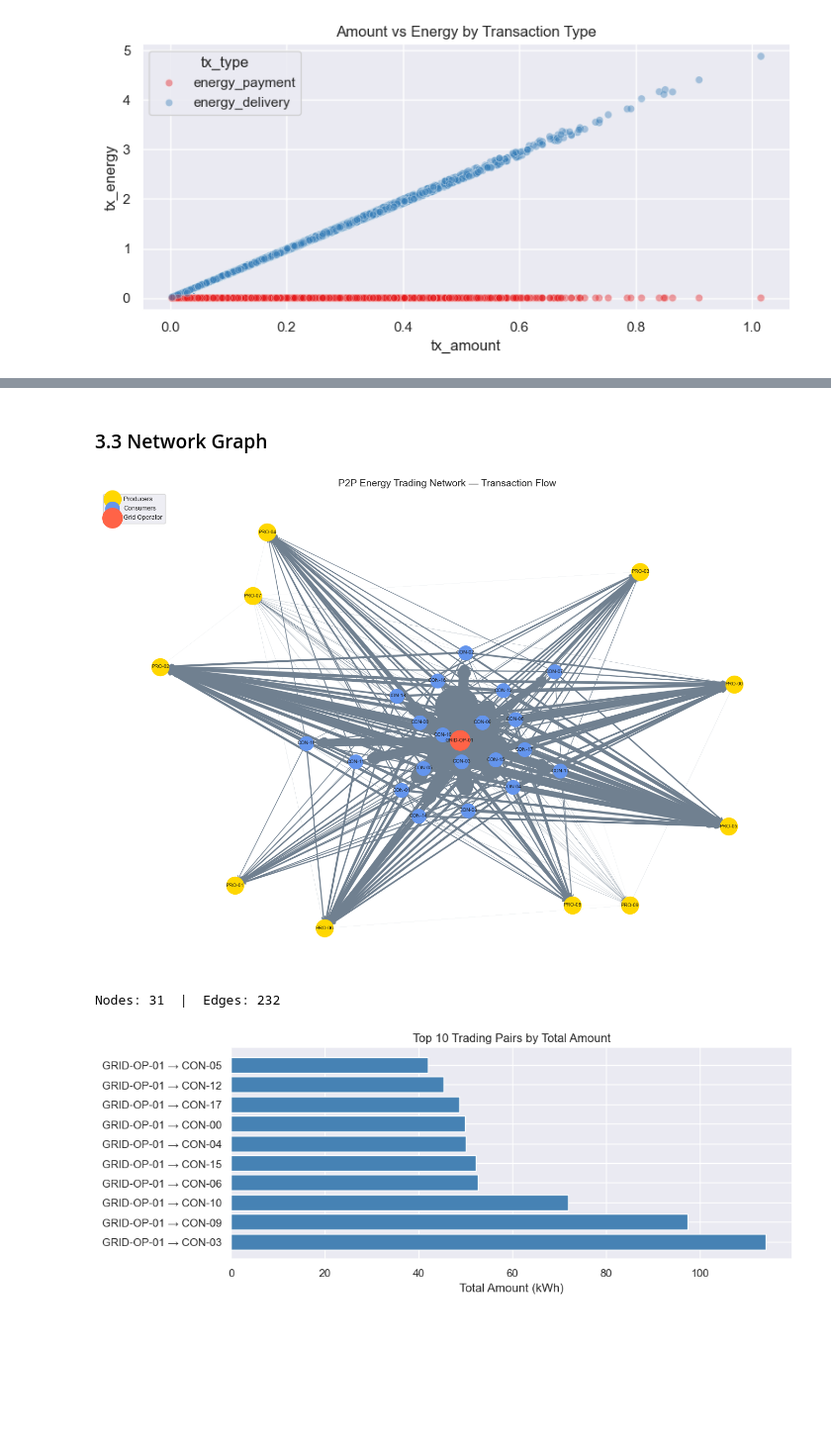
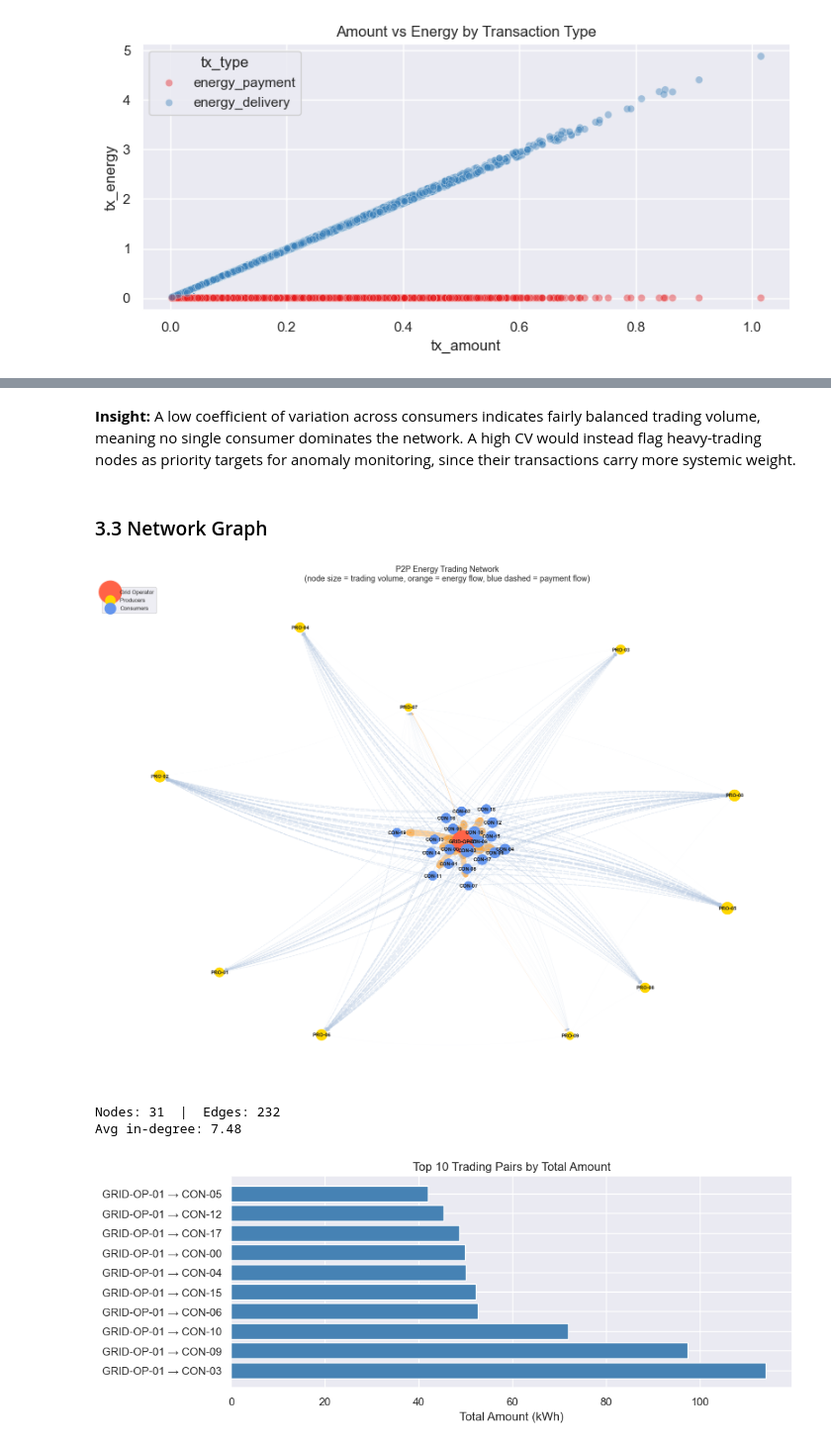
Before and after one commit to RobbenWijanathan/fit-competition-2026, a Jupyter notebook: blockchain_anomaly_detection (1).ipynb, the cells around one changed output, grey strips where cells are left out. Shown at 99% size. Cells and saved outputs as stored; diff of their text form; code cells hidden in the pictures; blank space fills up the shorter version.

```diff
--- a/blockchain_anomaly_detection.ipynb
+++ b/blockchain_anomaly_detection (1).ipynb
@@ -154,0 +160,18 @@ plt.show()
+# %%
+role_map = {"GRID-OP-01": "Operator"}
+df["sender_role"] = df["tx_sender"].apply(
+    lambda x: role_map.get(x, "Producer" if str(x).startswith("PRO") else
+                              "Consumer" if str(x).startswith("CON") else "Other")
+)
+
+fig, axes = plt.subplots(1, 2, figsize=(14, 4))
+
+sns.boxplot(data=df, x="sender_role", y="tx_amount", hue="tx_type", ax=axes[0], palette="Set2")
+axes[0].set_title("Transaction Amount by Sender Role and Type")
+
+sns.boxplot(data=df, x="sender_role", y="tx_energy", hue="tx_type", ax=axes[1], palette="Set2")
+axes[1].set_title("Energy Delivered by Sender Role and Type")
+
+plt.tight_layout()
+plt.savefig("figure/role_behavior.png", dpi=120, bbox_inches="tight")
+plt.show()
@@ -155,40 +233,62 @@ plt.show()
+# %% [markdown]
+**Insight:** A low coefficient of variation across consumers indicates fairly balanced trading volume, meaning no single consumer dominates the network. A high CV would instead flag heavy-trading nodes as priority targets for anomaly monitoring, since their transactions carry more systemic weight.
 # %% [markdown]
 ### 3.3 Network Graph
 # %%
 G = nx.DiGraph()
-edge_data = df.groupby(["tx_sender", "tx_recipient"])["tx_amount"].agg(["sum", "count"]).reset_index()
+edge_data = df.groupby(["tx_sender", "tx_recipient", "tx_type"])["tx_amount"].agg(["sum", "count"]).reset_index()
 for _, row in edge_data.iterrows():
     G.add_edge(row["tx_sender"], row["tx_recipient"],
-               weight=row["sum"], count=row["count"])
+               weight=row["sum"], count=row["count"], tx_type=row["tx_type"])
 
-node_degree = dict(G.degree())
-producers  = [n for n in G.nodes() if n.startswith("PRO")]
-consumers  = [n for n in G.nodes() if n.startswith("CON")]
-operators  = [n for n in G.nodes() if n.startswith("GRID")]
+producers = [n for n in G.nodes() if n.startswith("PRO")]
+consumers = [n for n in G.nodes() if n.startswith("CON")]
+operators = [n for n in G.nodes() if n.startswith("GRID")]
 
-fig, ax = plt.subplots(figsize=(14, 10))
-pos = nx.spring_layout(G, seed=SEED, k=2.0)
+volume = df.groupby("tx_sender")["tx_amount"].sum().add(
+    df.groupby("tx_recipient")["tx_amount"].sum(), fill_value=0
+)
+max_volume = volume.max()
+node_sizes = {n: 150 + (volume.get(n, 0) / max_volume) * 1200 for n in G.nodes()}
 
-nx.draw_networkx_nodes(G, pos, nodelist=producers,  node_color="gold",       node_size=600, label="Producers",  ax=ax)
-nx.draw_networkx_nodes(G, pos, nodelist=consumers,  node_color="cornflowerblue", node_size=400, label="Consumers", ax=ax)
-nx.draw_networkx_nodes(G, pos, nodelist=operators,  node_color="tomato",     node_size=800, label="Grid Operator", ax=ax)
-nx.draw_networkx_labels(G, pos, font_size=7, ax=ax)
+fig, ax = plt.subplots(figsize=(16, 12))
+pos = nx.spring_layout(G, seed=SEED, k=3.5, iterations=200, scale=2.0)
 
-edge_weights = [G[u][v]["weight"] for u, v in G.edges()]
-nx.draw_networkx_edges(G, pos, width=[w * 0.5 for w in edge_weights],
-                       edge_color="slategray", arrows=True,
-                       arrowstyle="->", arrowsize=12, ax=ax)
+delivery_edges = [(u, v) for u, v, d in G.edges(data=True) if d["tx_type"] == "energy_delivery"]
+payment_edges  = [(u, v) for u, v, d in G.edges(data=True) if d["tx_type"] == "energy_payment"]
 
-ax.set_title("P2P Energy Trading Network — Transaction Flow", fontsize=14)
-ax.legend(loc="upper left", fontsize=9)
+nx.draw_networkx_edges(G, pos, edgelist=delivery_edges,
+                       width=[G[u][v]["count"] * 0.05 for u, v in delivery_edges],
+                       edge_color="darkorange", alpha=0.4, arrows=True,
+                       arrowstyle="-|>", arrowsize=10, connectionstyle="arc3,rad=0.08", ax=ax)
+nx.draw_networkx_edges(G, pos, edgelist=payment_edges,
+                       width=[G[u][v]["count"] * 0.05 for u, v in payment_edges],
+                       edge_color="lightsteelblue", alpha=0.3, arrows=True,
+                       arrowstyle="-|>", arrowsize=8, style="dashed",
+                       connectionstyle="arc3,rad=-0.08", ax=ax)
+
+nx.draw_networkx_nodes(G, pos, nodelist=operators, node_color="tomato",
+                       node_size=[node_sizes[n] for n in operators], label="Grid Operator", ax=ax)
+nx.draw_networkx_nodes(G, pos, nodelist=producers, node_color="gold",
+                       node_size=[node_sizes[n] for n in producers], label="Producers", ax=ax)
+nx.draw_networkx_nodes(G, pos, nodelist=consumers, node_color="cornflowerblue",
+                       node_size=[node_sizes[n] for n in consumers], label="Consumers", ax=ax)
+
+nx.draw_networkx_labels(G, pos, font_size=8, font_weight="bold", ax=ax)
+
+ax.set_title("P2P Energy Trading Network\n(node size = trading volume, orange = energy flow, blue dashed = payment flow)", fontsize=13)
+ax.legend(loc="upper left", fontsize=9, frameon=True)
 ax.axis("off")
 plt.tight_layout()
 plt.savefig("figure/network_graph.png", dpi=120, bbox_inches="tight")
 plt.show()
+
 print(f"Nodes: {G.number_of_nodes()}  |  Edges: {G.number_of_edges()}")
+print(f"Avg in-degree: {sum(dict(G.in_degree()).values())/G.number_of_nodes():.2f}")
 # %% [output]
-[figure, old version]
+[figure, new version]
 Nodes: 31  |  Edges: 232
+Avg in-degree: 7.48
 # %%
 # Top edges by total energy transferred
 top_edges = edge_data.sort_values("sum", ascending=False).head(10)
```
Also changed, not shown: parts of 9 cells of this notebook, 4 other files.
